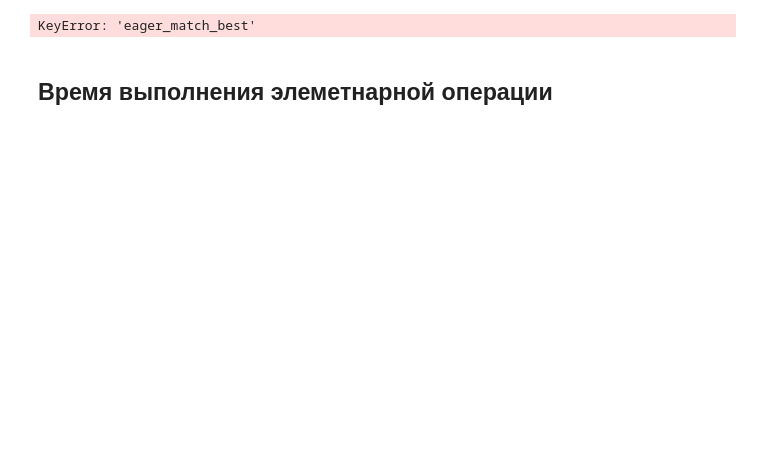
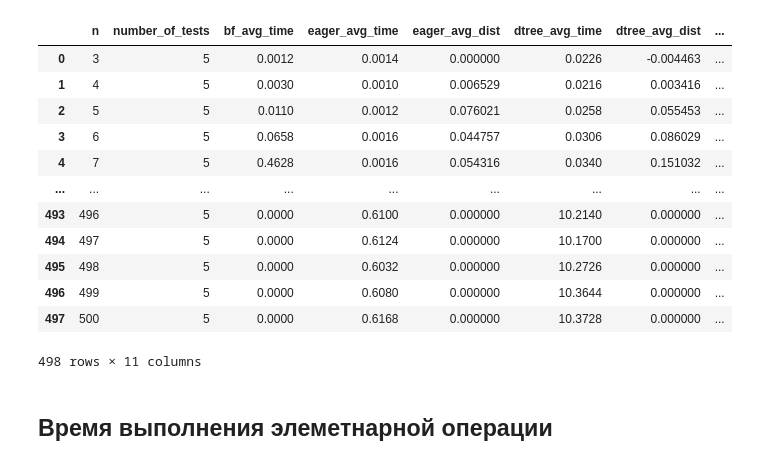
Before and after one commit to V0LSHEBSTV0/salesman-problem, a Jupyter notebook: analysis/analysis.ipynb, the cells around one changed output. Drawn from its saved outputs; the diff is of its cells as text; code cells hidden in the pictures; blank space fills up the shorter version.

```diff
--- a/analysis/analysis.ipynb
+++ b/analysis/analysis.ipynb
@@ -1,14 +1,28 @@
 # %%
 import pandas as pd
 import math
 import numpy as np
 
 
-df = pd.read_csv("output.csv", delimiter=" ", index_col = None)
+df = pd.read_csv("output.csv", delimiter=",", index_col = None)
+
 df['eager_prop_of_best_matches'] = df['eager_match_best']/df['number_of_tests']
 df['dtree_prop_of_best_matches'] = df['dtree_match_best']/df['number_of_tests']
+df
 # %% [output]
+|  | n | number_of_tests | bf_avg_time | eager_avg_time | eager_avg_dist | dtree_avg_time | dtree_avg_dist | ... |
+| 0 | 3 | 5 | 0.0012 | 0.0014 | 0.000000 | 0.0226 | -0.004463 | ... |
+| 1 | 4 | 5 | 0.0030 | 0.0010 | 0.006529 | 0.0216 | 0.003416 | ... |
+| 2 | 5 | 5 | 0.0110 | 0.0012 | 0.076021 | 0.0258 | 0.055453 | ... |
+| 3 | 6 | 5 | 0.0658 | 0.0016 | 0.044757 | 0.0306 | 0.086029 | ... |
+| 4 | 7 | 5 | 0.4628 | 0.0016 | 0.054316 | 0.0340 | 0.151032 | ... |
+| ... | ... | ... | ... | ... | ... | ... | ... | ... |
+| 493 | 496 | 5 | 0.0000 | 0.6100 | 0.000000 | 10.2140 | 0.000000 | ... |
+| 494 | 497 | 5 | 0.0000 | 0.6124 | 0.000000 | 10.1700 | 0.000000 | ... |
+| 495 | 498 | 5 | 0.0000 | 0.6032 | 0.000000 | 10.2726 | 0.000000 | ... |
+| 496 | 499 | 5 | 0.0000 | 0.6080 | 0.000000 | 10.3644 | 0.000000 | ... |
+| 497 | 500 | 5 | 0.0000 | 0.6168 | 0.000000 | 10.3728 | 0.000000 | ... |
-KeyError: 'eager_match_best'
+498 rows × 11 columns
 # %% [markdown]
 ## Время выполнения элеметнарной операции
 # %%
```
Also changed, not shown: parts of 9 cells of this notebook, 11 other files.
